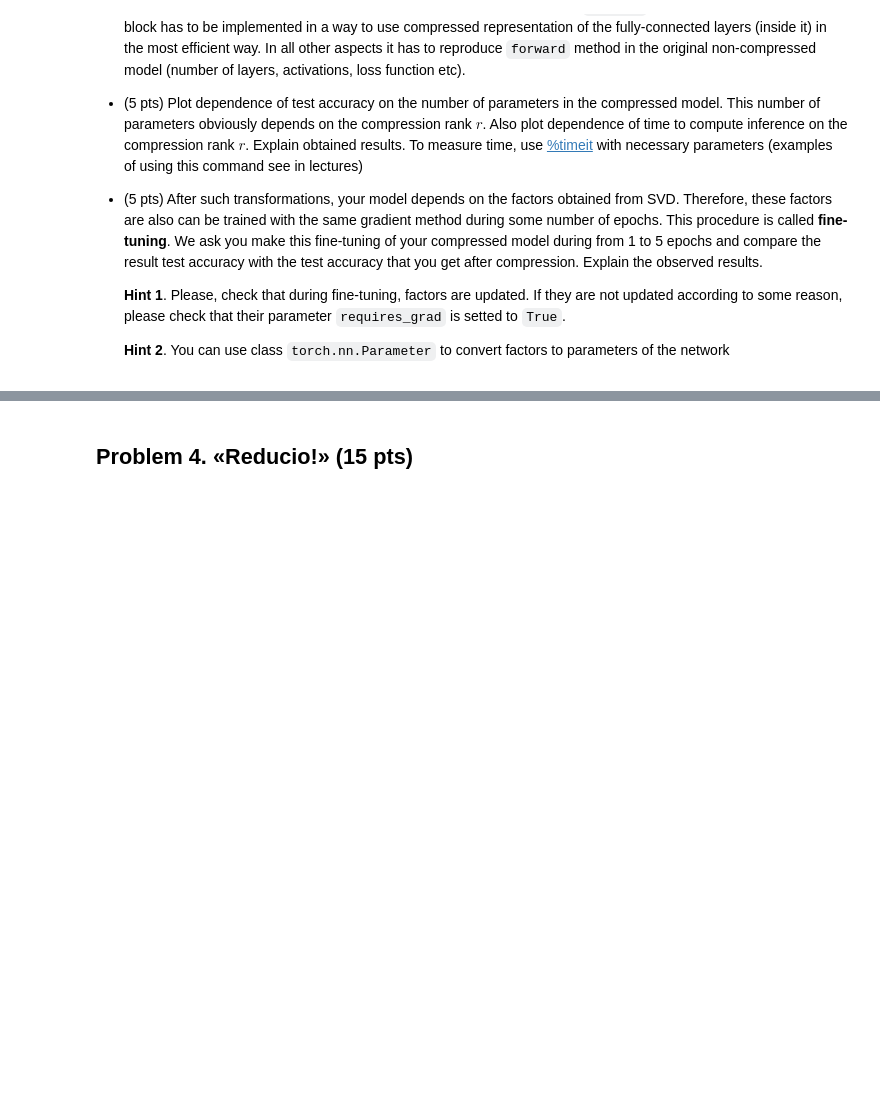
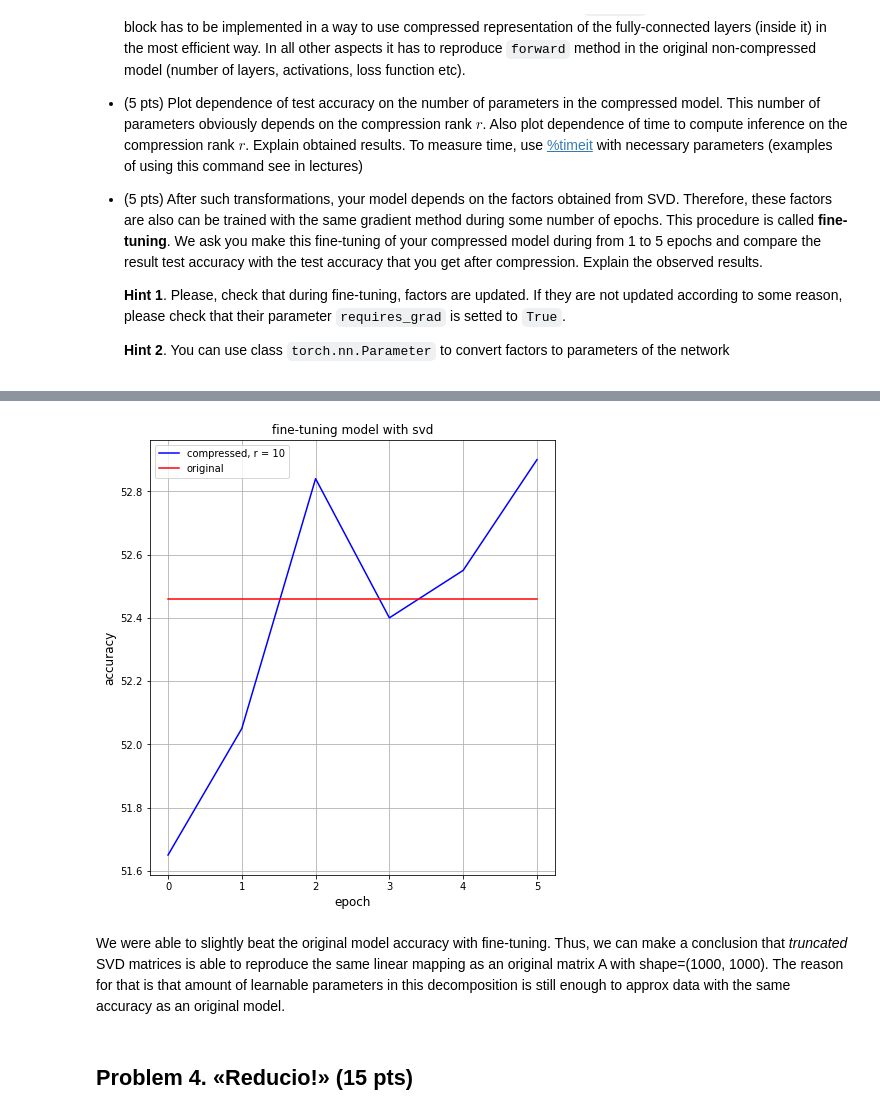
Before and after one commit to prosvirinKir/Numerical-Linear-Algebra, a Jupyter notebook: NLA_HW1_ProsvirinKV.ipynb, the cells around one changed output, grey strips where cells are left out. Saved outputs shown, nothing was run; the diff lists cells and outputs as text; code cells hidden in the pictures; blank space fills up the shorter version.

```diff
--- a/NLA_HW1_ProsvirinKV.ipynb
+++ b/NLA_HW1_ProsvirinKV.ipynb
@@ -706,0 +921,4 @@ Which r I should use in this task to compare the accuracy?
+# %%
+new_model = NewNet(model, r=10)
+acc_arr = []
+acc_arr.append(test(new_model, test_loader))
@@ -706,0 +929,6 @@ Which r I should use in this task to compare the accuracy?
+# %%
+optimizer = optim.Adam(new_model.parameters(), lr=1e-3)
+
+for epoch in range(1, 6):
+    train(new_model,  train_loader, optimizer, epoch)
+    acc_arr.append(test(new_model, test_loader))
@@ -707,3 +953,17 @@ Which r I should use in this task to compare the accuracy?
+# %%
+plt.figure(figsize=(16, 8))
+plt.subplot(1, 2, 1)
+plt.title('fine-tuning model with svd')
+plt.plot(list(range(0, 6)), acc_arr, color='blue', label='compressed, r = 10')
+plt.plot(list(range(0, 6)), [original_acc] * 6, color='red', label='original')
+plt.ylabel(f"accuracy", fontsize=12)
+plt.xlabel(f"epoch", fontsize=12)
+plt.legend()
+plt.grid()
+# %% [output]
+[figure, added]
+# %% [markdown]
+We were able to slightly beat the original model accuracy with fine-tuning. Thus, we can make a conclusion that *truncated* SVD matrices is able to reproduce the same linear mapping as an original matrix A with shape=(1000, 1000). The reason for that is that amount of learnable parameters in this decomposition is still enough to approx data with the same accuracy as an original model.
 # %% [markdown]
 ## Problem 4. «Reducio!» (15 pts)
 # %% [markdown]
```
Also changed, not shown: parts of 38 cells of this notebook.
